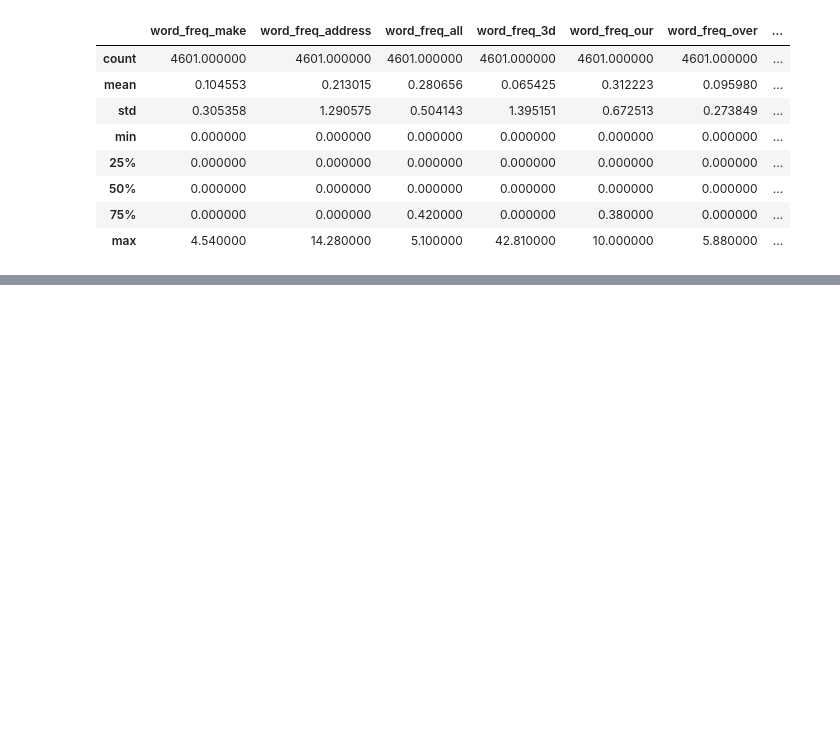
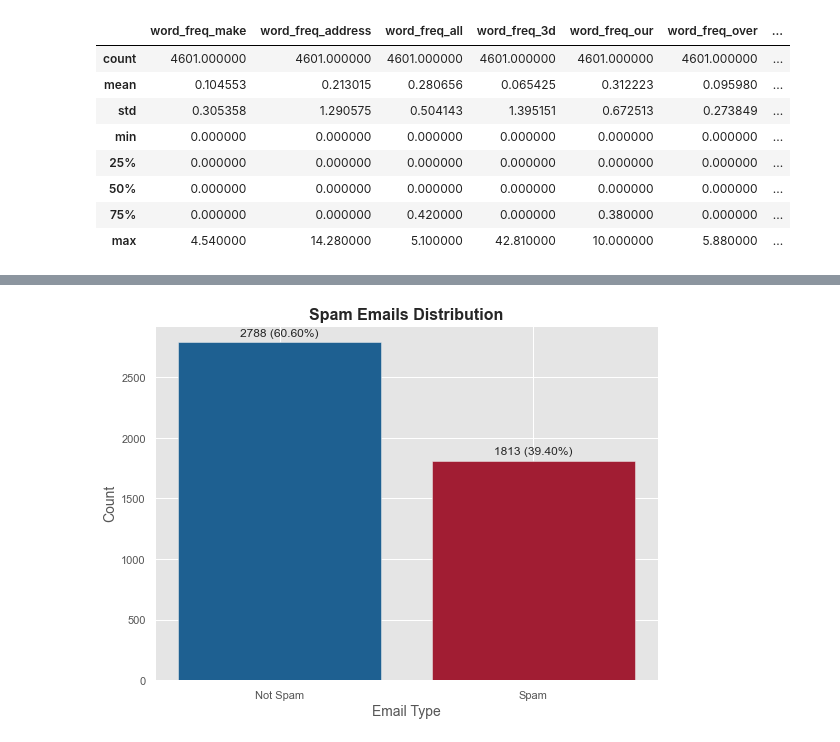
Before and after one commit to Aline-Menezes-Silva/CCT_L8_HDip-in-Data-Analytics, a Jupyter notebook: CA1_HDIP_DPrep_FT-SB_V4_Aline.ipynb, the cells around one changed output, grey strips where cells are left out. Saved outputs shown, nothing was run; the diff lists cells and outputs as text; code cells hidden in the pictures; blank space fills up the shorter version.

```diff
--- a/CA1_HDIP_DPrep_FT-SB_V4_Aline.ipynb
+++ b/CA1_HDIP_DPrep_FT-SB_V4_Aline.ipynb
@@ -370,0 +388,20 @@ The maximum values reveal instances of high word frequencies. For example, word_
+# %%
+# Class attribute of type spam
+
+plt.style.use('ggplot')
+spam_counts = df['is_spam'].value_counts()
+spam_labels = ['Not Spam', 'Spam']
+# %%
+plt.figure(figsize=(8, 6))
+plt.bar(spam_labels, spam_counts, color=["#1E6091", "#A11D33"])
+plt.title('Spam Emails Distribution', fontsize=16, fontweight='bold')
+plt.xlabel('Email Type', fontsize=14)
+plt.ylabel('Count', fontsize=14)
+
+for i, count in enumerate(spam_counts):
+    plt.text(i, count + 50, f"{count} ({count / spam_counts.sum() * 100:.2f}%)", ha='center', fontsize=12)
+
+plt.tight_layout()
+plt.show()
+# %% [output]
+[figure, added]
```
Also changed, not shown: parts of 49 cells of this notebook.
